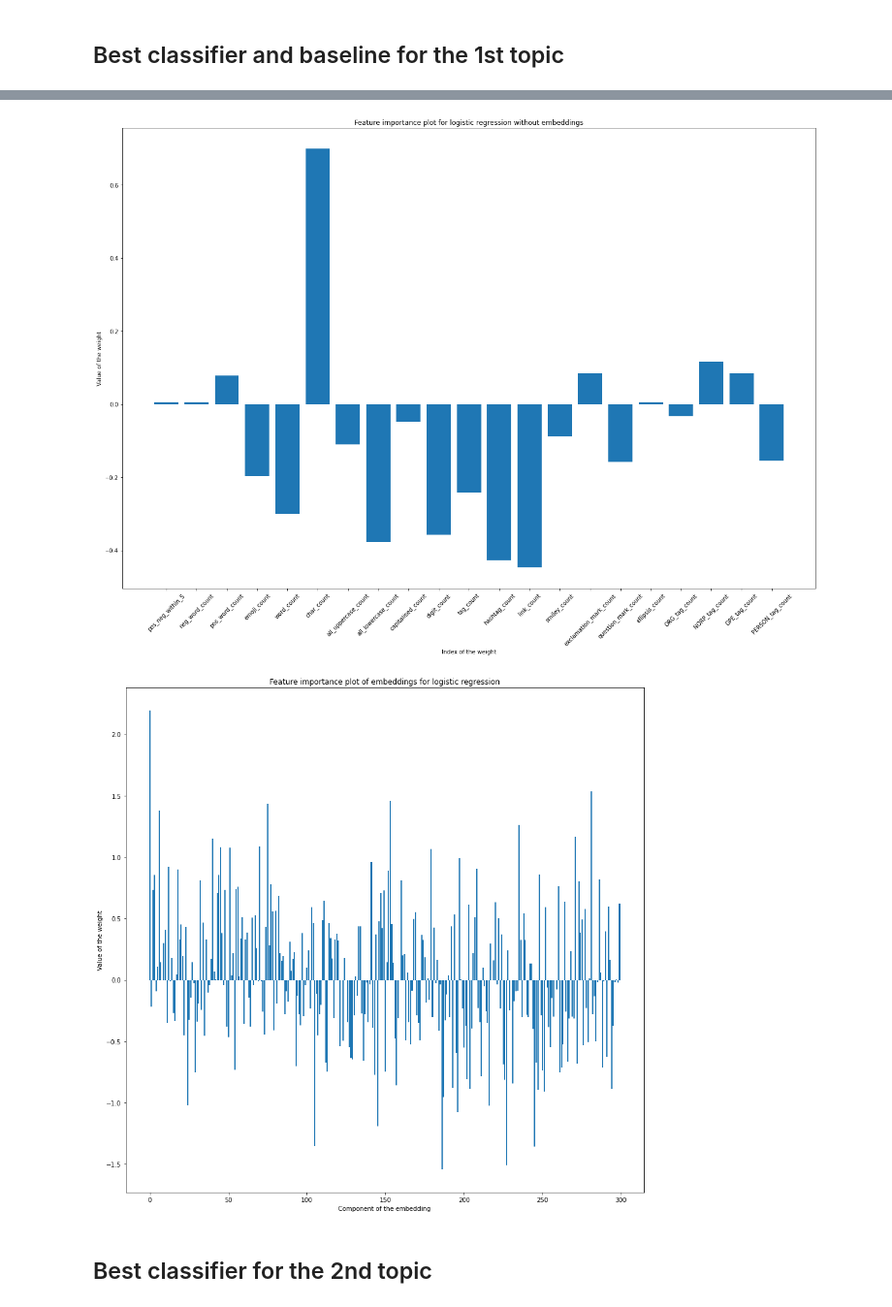
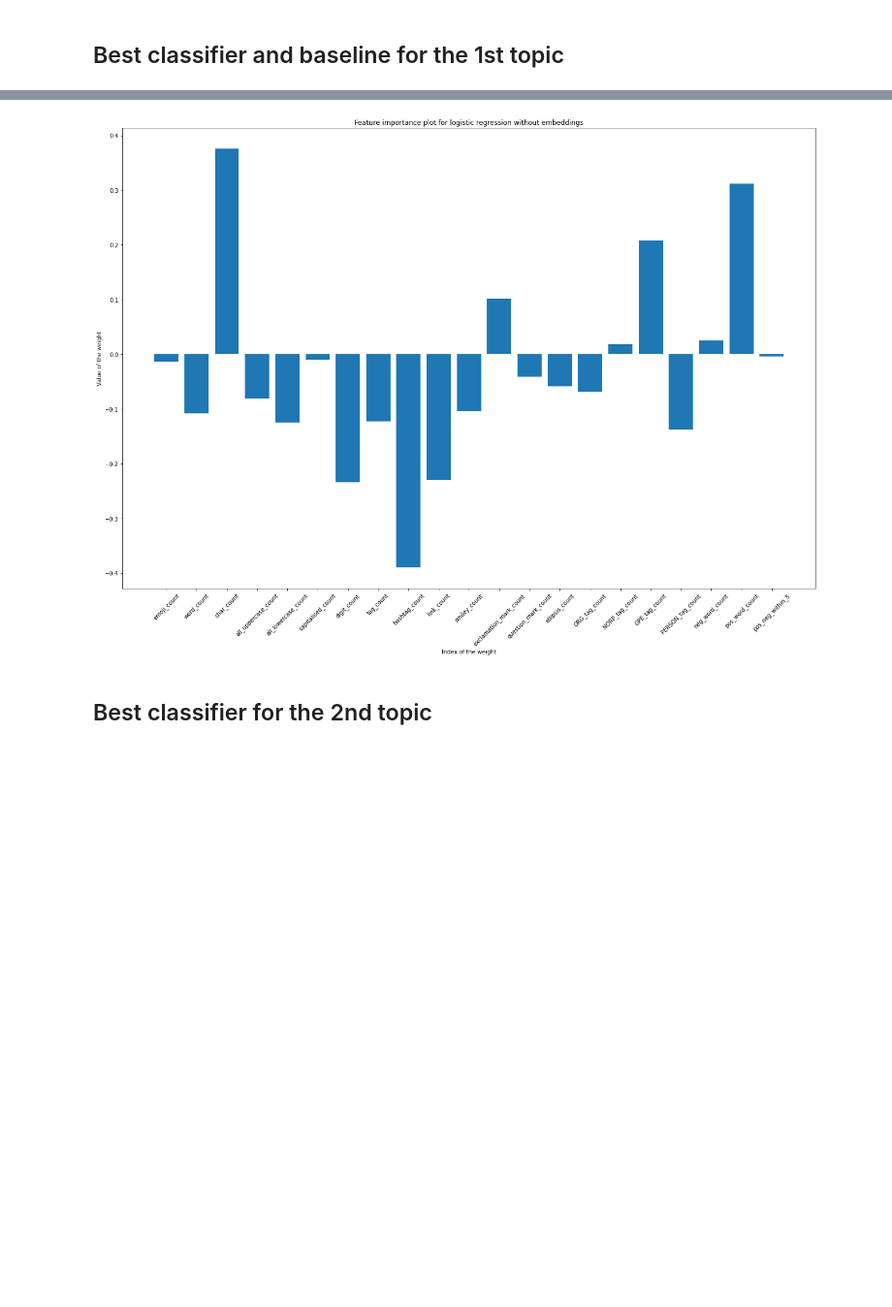
Before and after one commit to zvonimir-rezo/APT-project, a Jupyter notebook: project.ipynb, the cells around one changed output, grey strips where cells are left out. Shown at 97% size. Drawn from its saved outputs; the diff is of its cells as text; code cells hidden in the pictures; blank space fills up the shorter version.

```diff
--- a/project.ipynb
+++ b/project.ipynb
@@ -1355,0 +1201,9 @@ weighted avg      0.649     0.542     0.521       784
+# %%
+to_drop = ['Label', 'Tweet text', 'Tweet index', 'clean_text', 'lemmas', 'pos_word', 'neg_word', 'topic', 'topic_text']
+for i in range(300):
+    to_drop.append(i)
+to_drop.extend(topic_dummies)
+
+x_train = df_train.drop(columns=to_drop)
+x_validation = df_validation.drop(columns=to_drop)
+x_test = df_test.drop(columns=to_drop)
@@ -1358,8 +1259,8 @@ weighted avg      0.649     0.542     0.521       784
 # %%
 def get_train_validation_and_test_for_topic(topic_num, df_train, df_validation, df_test, features=baseline_features):
     df_train_topic = df_train[df_train[f'{topic_num}_topic'] == 1]
-    df_validation_topic = df_train[df_train[f'{topic_num}_topic'] == 1]
-    df_test_topic = df_train[df_train[f'{topic_num}_topic'] == 1]
+    df_validation_topic = df_validation[df_validation[f'{topic_num}_topic'] == 1]
+    df_test_topic = df_test[df_test[f'{topic_num}_topic'] == 1]
 
     y_train = df_train_topic['Label']
     x_train = df_train_topic[features]
@@ -1371,12 +1272,6 @@ def get_train_validation_and_test_for_topic(topic_num, df_train, df_validation,
     x_test = df_test_topic[features]
     return x_train, y_train, x_validation, y_validation, x_test, y_test
 # %%
-features_for_spec_topic = x_train.columns.tolist()[:18]
-sentiment_features = x_train.columns.tolist()[-1:]
-sentiment_features.extend(x_train.columns.tolist()[318:320])
-sentiment_features.extend(features_for_spec_topic)
-sentiment_features.extend(x_train.columns.tolist()[18:318])
-features_for_spec_topic = sentiment_features
-
+features_for_spec_topic = x_train.columns.tolist()
 print(features_for_spec_topic)
 # %% [output]
@@ -1418,7 +1313,7 @@ pipeline_lr = Pipeline([
 
 params = {
     'lr__penalty': ['l1'],
-    'lr__C': np.logspace(3, -9, 2),
+    'lr__C': np.logspace(3, -9, 300),
     'lr__solver': ['newton-cg', 'lbfgs', 'liblinear'],
 }
 
@@ -1460,28 +1355,18 @@ weighted avg      0.707     0.708     0.707      1189
 # %%
-def plot_features_and_embeddings(pipeline, features=features_for_spec_topic):
-    weights = pipeline['lr'].coef_.flatten()
-    weights_wo_embeddings = weights[:-300].tolist()
-    weights_embeddings = weights[-300:].tolist()
-
+def plot_features(pipeline, features=features_for_spec_topic):
+    weights = pipeline['lr'].coef_.flatten().tolist()
+    all_weights.append(weights)
     plt.figure(figsize=(22, 15))
-    plt.bar(features[:-300], weights_wo_embeddings)
+    plt.bar(features, weights)
     plt.ylabel('Value of the weight')
     plt.xlabel('Index of the weight')
     plt.xticks(rotation = 45)
     plt.title('Feature importance plot for logistic regression without embeddings')
     plt.show()
 
-    plt.figure(figsize=(15, 15))
-    plt.bar(list(range(len(weights_embeddings))), weights_embeddings)
-    plt.ylabel('Value of the weight')
-    plt.xlabel('Component of the embedding')
-    plt.title('Feature importance plot of embeddings for logistic regression')
-    plt.show()
-
-plot_features_and_embeddings(pipeline_lr_best)
+plot_features(pipeline_lr_best)
 # %% [output]
-[figure, old version]
+[figure, new version]
-[figure, removed]
 # %% [markdown]
 ## Best classifier for the 2nd topic
 # %%
```
Also changed, not shown: parts of 80 cells of this notebook.
